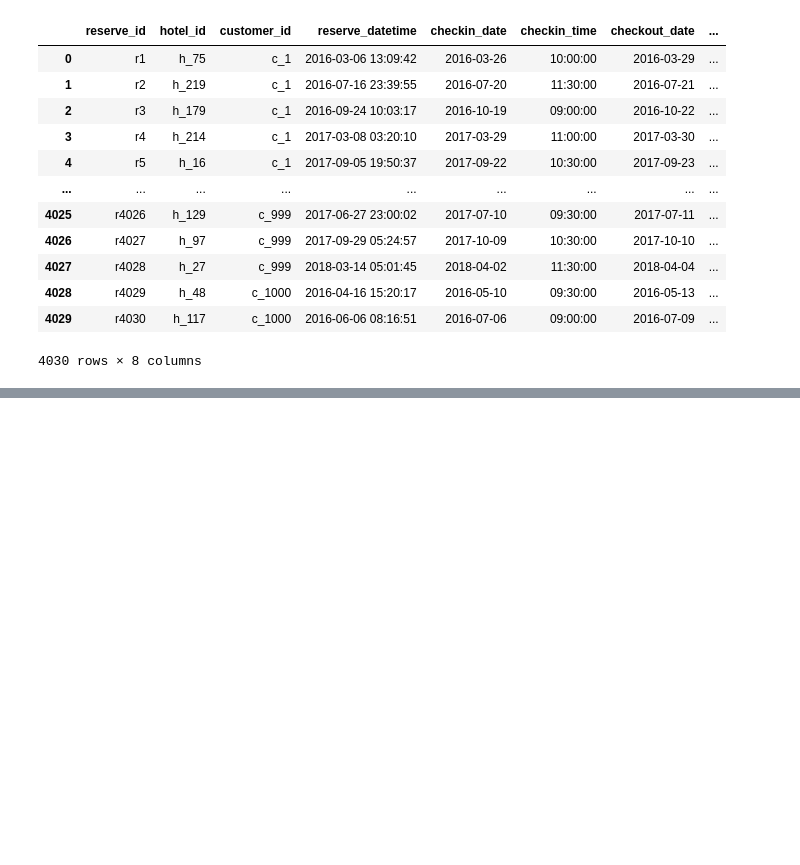
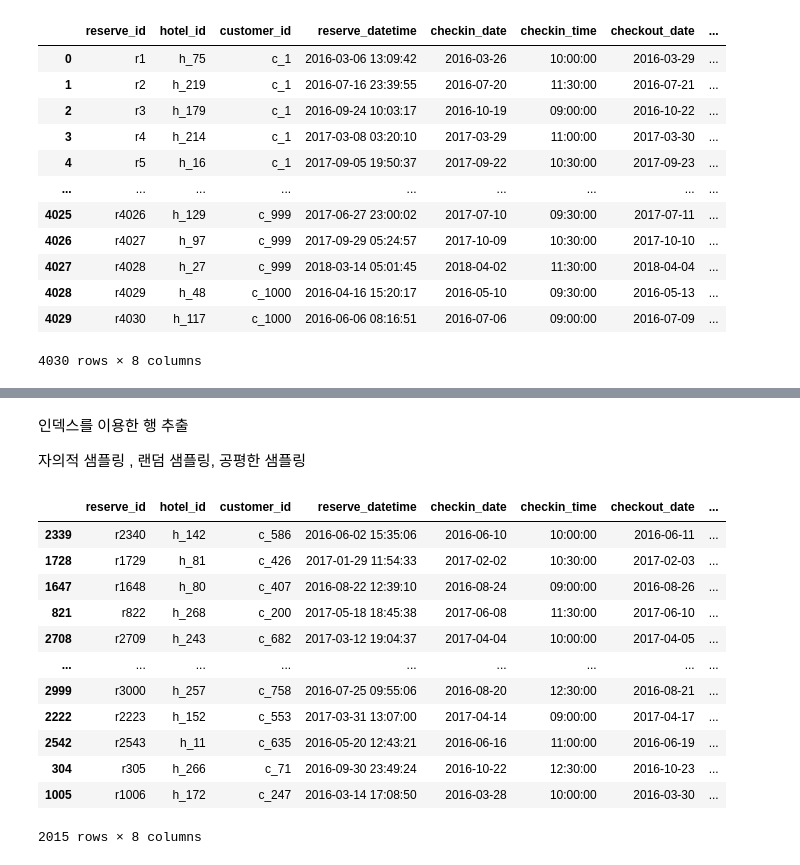
Before and after one commit to Kwangbin/data_first, a Jupyter notebook: data_first_001.ipynb, the cells around one changed output, grey strips where cells are left out. Cells and saved outputs as stored; diff of their text form; code cells hidden in the pictures; blank space fills up the shorter version.

```diff
--- a/data_first_001.ipynb
+++ b/data_first_001.ipynb
@@ -146,0 +169,21 @@ reserve_tb
+# %% [markdown]
+인덱스를 이용한 행 추출
+
+ 자의적 샘플링 , 랜덤 샘플링, 공평한 샘플링
+# %%
+#부작위  50% 샘플링
+reserve_tb.sample(frac=0.5)
+# %% [output]
+|  | reserve_id | hotel_id | customer_id | reserve_datetime | checkin_date | checkin_time | checkout_date | ... |
+| 2339 | r2340 | h_142 | c_586 | 2016-06-02 15:35:06 | 2016-06-10 | 10:00:00 | 2016-06-11 | ... |
+| 1728 | r1729 | h_81 | c_426 | 2017-01-29 11:54:33 | 2017-02-02 | 10:30:00 | 2017-02-03 | ... |
+| 1647 | r1648 | h_80 | c_407 | 2016-08-22 12:39:10 | 2016-08-24 | 09:00:00 | 2016-08-26 | ... |
+| 821 | r822 | h_268 | c_200 | 2017-05-18 18:45:38 | 2017-06-08 | 11:30:00 | 2017-06-10 | ... |
+| 2708 | r2709 | h_243 | c_682 | 2017-03-12 19:04:37 | 2017-04-04 | 10:00:00 | 2017-04-05 | ... |
+| ... | ... | ... | ... | ... | ... | ... | ... | ... |
+| 2999 | r3000 | h_257 | c_758 | 2016-07-25 09:55:06 | 2016-08-20 | 12:30:00 | 2016-08-21 | ... |
+| 2222 | r2223 | h_152 | c_553 | 2017-03-31 13:07:00 | 2017-04-14 | 09:00:00 | 2017-04-17 | ... |
+| 2542 | r2543 | h_11 | c_635 | 2016-05-20 12:43:21 | 2016-06-16 | 11:00:00 | 2016-06-19 | ... |
+| 304 | r305 | h_266 | c_71 | 2016-09-30 23:49:24 | 2016-10-22 | 12:30:00 | 2016-10-23 | ... |
+| 1005 | r1006 | h_172 | c_247 | 2016-03-14 17:08:50 | 2016-03-28 | 10:00:00 | 2016-03-30 | ... |
+2015 rows × 8 columns
```
Also changed, not shown: parts of 5 cells of this notebook.
